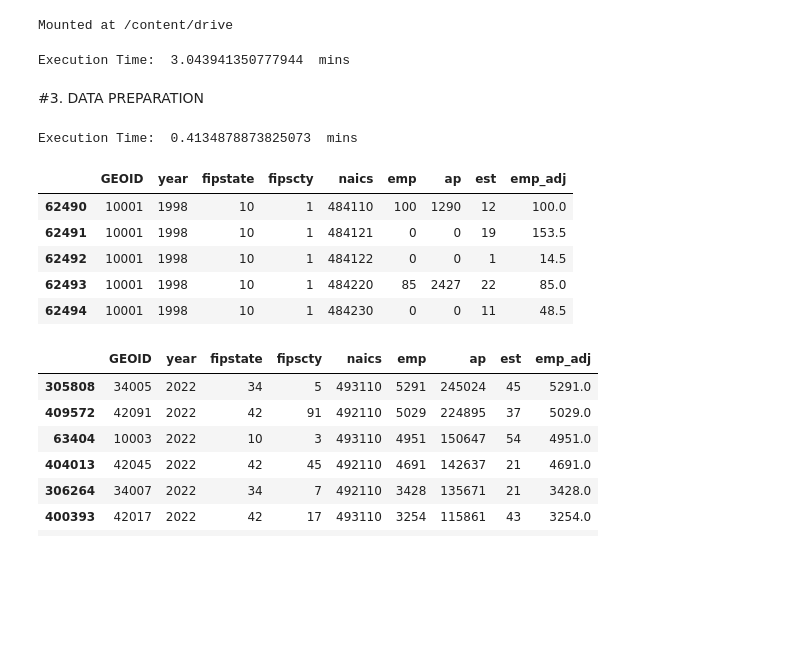
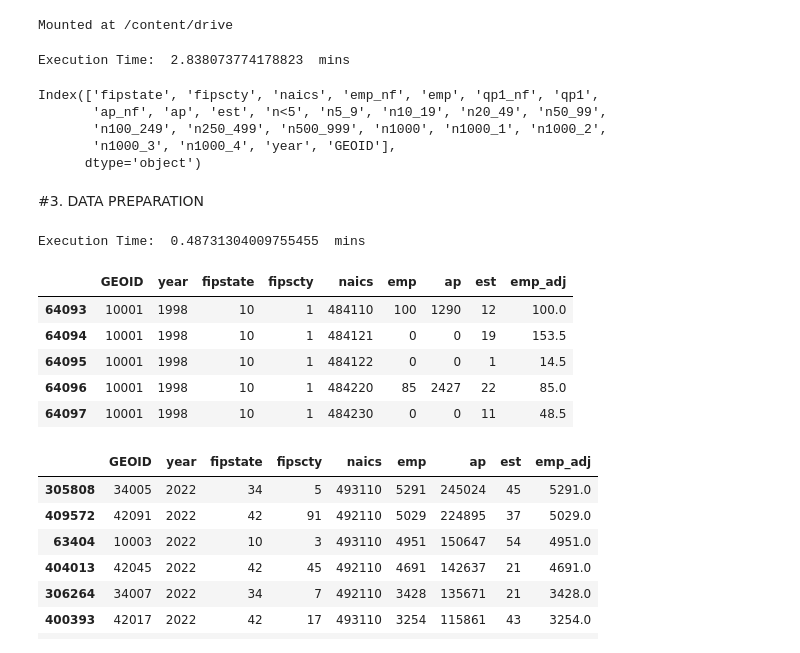
Before and after one commit to ReidelVichot/LC_identification, a Jupyter notebook: LC_GPhilly_062926.ipynb, the cells around one changed output. Saved outputs shown, nothing was run; the diff lists cells and outputs as text; code cells hidden in the pictures; blank space fills up the shorter version.

```diff
--- a/LC_GPhilly_062926.ipynb
+++ b/LC_GPhilly_062926.ipynb
@@ -42,7 +42,7 @@ naics_of_interest = [ "481112", "481212", "481219", "483111", "483113",
                       "488510", "488991", "488999", "492110", "492210",
                       "493110", "493190"]
 t0 = time.time()
-for year in range(1998, 2023):
+for year in range(1998, 2024):
   xx = str(year)[2:]
   fname = dpath + "CBP_data/cbp" + xx + "co/cbp" + xx + "co.txt"
   temp = pd.read_csv(fname)
@@ -61,7 +61,15 @@ for year in range(1998, 2023):
 t1 = time.time()
 print("Execution Time: ", (t1 - t0)/60, " mins")
 # %% [output]
-Execution Time:  3.043941350777944  mins
+Execution Time:  2.838073774178823  mins
+# %%
+cbp23.columns
+# %% [output]
+Index(['fipstate', 'fipscty', 'naics', 'emp_nf', 'emp', 'qp1_nf', 'qp1',
+       'ap_nf', 'ap', 'est', 'n<5', 'n5_9', 'n10_19', 'n20_49', 'n50_99',
+       'n100_249', 'n250_499', 'n500_999', 'n1000', 'n1000_1', 'n1000_2',
+       'n1000_3', 'n1000_4', 'year', 'GEOID'],
+      dtype='object')
 # %% [markdown]
 #3. DATA PREPARATION
 # %%
@@ -76,7 +84,7 @@ cols_17    = ['fipstate', 'fipscty', 'naics', 'empflag', 'emp', 'ap', 'est',
               'n500_999','n1000', 'n1000_1', 'n1000_2', 'n1000_3', 'n1000_4',
               'year', 'GEOID']
 
-cols_18_22 = ['fipstate', 'fipscty', 'naics', 'emp_nf',  'emp', 'ap', 'est',
+cols_18_23 = ['fipstate', 'fipscty', 'naics', 'emp_nf',  'emp', 'ap', 'est',
               'n<5', 'n5_9', 'n10_19', 'n20_49', 'n50_99', 'n100_249', 'n250_499',
               'n500_999','n1000', 'n1000_1', 'n1000_2', 'n1000_3', 'n1000_4',
               'year', 'GEOID']
@@ -97,12 +105,12 @@ cbp17tot.columns = cbp98.columns
 cbp17[cbp17.columns[7:19]] = cbp17[cbp17.columns[7:19]].replace("N", 0).astype(int)
 cbp17tot[cbp17tot.columns[7:19]] = cbp17tot[cbp17tot.columns[7:19]].replace("N", 0).astype(int)
 
-for year in range(2018, 2023):
+for year in range(2018, 2024):
   xx = str(year)[2:]
-  globals()["cbp" + xx] = globals()["cbp" + xx][cols_18_22]
+  globals()["cbp" + xx] = globals()["cbp" + xx][cols_18_23]
   globals()["cbp" + xx][globals()["cbp" + xx].columns[7:19]] = globals()["cbp" + xx][globals()["cbp" + xx].columns[7:19]].replace("N", 0).astype(int)
   globals()["cbp" + xx].columns = cbp98.columns
-  globals()["cbp" + xx + "tot"] = globals()["cbp" + xx + "tot"][cols_18_22]
+  globals()["cbp" + xx + "tot"] = globals()["cbp" + xx + "tot"][cols_18_23]
   globals()["cbp" + xx + "tot"][globals()["cbp" + xx + "tot"].columns[7:19]] = globals()["cbp" + xx + "tot"][globals()["cbp" + xx + "tot"].columns[7:19]].replace("N", 0).astype(int)
   globals()["cbp" + xx + "tot"].columns = cbp98.columns
 
@@ -116,7 +124,7 @@ for year in range(2018, 2023):
 # -- create an unified dataframe for all years (1998-2017)
 frames = [cbp98, cbp99, cbp00, cbp01, cbp02, cbp03, cbp04, cbp05, cbp06, cbp07,
           cbp08, cbp09, cbp10, cbp11, cbp12, cbp13, cbp14, cbp15, cbp16, cbp17,
-          cbp18, cbp19, cbp20, cbp21, cbp22]
+          cbp18, cbp19, cbp20, cbp21, cbp22, cbp23]
 
 cbp = pd.concat(frames).reset_index().drop(columns="index")
 # -- lambda funditon to estimate employment if the employment is flagged
@@ -131,13 +139,13 @@ cbp['emp_adj'] = cbp.apply(lambda row: row["emp"]
 cbp = cbp.drop(columns=['n1_4', 'n5_9', 'n10_19', 'n20_49', 'n50_99',
                         'n100_249', 'n250_499', 'n500_999', 'n1000',
                         'n1000_1', 'n1000_2', 'n1000_3', 'n1000_4'])
-cbp["emp_adj"] = cbp.apply(lambda row: row["emp"] if (row["year"]==2018)|(row["year"]==2019)|(row["year"]==2020)|(row["year"]==2021)|(row["year"]==2022) else row["emp_adj"], axis=1)
+cbp["emp_adj"] = cbp.apply(lambda row: row["emp"] if (row["year"]==2018)|(row["year"]==2019)|(row["year"]==2020)|(row["year"]==2021)|(row["year"]==2022)|(row["year"]==2023) else row["emp_adj"], axis=1)
 # -- repeat for total employment
 frames_tot = [cbp98tot, cbp99tot, cbp00tot, cbp01tot, cbp02tot, cbp03tot,
               cbp04tot, cbp05tot, cbp06tot, cbp07tot, cbp08tot, cbp09tot,
               cbp10tot, cbp11tot, cbp12tot, cbp13tot, cbp14tot, cbp15tot,
               cbp16tot, cbp17tot, cbp18tot, cbp19tot, cbp20tot, cbp21tot,
-              cbp22tot]
+              cbp22tot, cbp23tot]
 
 cbp_tot = pd.concat(frames_tot).reset_index().drop(columns="index")
 # -- lambda funditon to estimate employment if the employment is flagged
@@ -156,7 +164,7 @@ cbp_tot = cbp_tot.drop(columns=['n1_4', 'n5_9', 'n10_19', 'n20_49', 'n50_99',
 cbp_tot["emp_adj"] = cbp_tot.apply(lambda row: row["emp"] if (row["year"]==2018)|(row["year"]==2019)|(row["year"]==2020)|(row["year"]==2021)|(row["year"]==2022) else row["emp_adj"], axis=1)
 
 
-# this cbp is from 1998-2022
+# this cbp is from 1998-2023
 cbp_naics = cbp.groupby(["GEOID", "year", "fipstate", "fipscty", 'naics']).sum(numeric_only=True).reset_index()
 cbp = cbp.groupby(["GEOID", "year", "fipstate", "fipscty"]).sum(numeric_only=True).reset_index()
 cbp_tot = cbp_tot.groupby(["GEOID", "year", "fipstate", "fipscty"]).sum(numeric_only=True).reset_index()
@@ -166,24 +174,24 @@ cbp_tot.to_csv(dpath + "cbp_tot.csv", index = False)
 t1 = time.time()
 print("Execution Time: ", (t1-t0)/60, " mins")
 # %% [output]
-Execution Time:  0.4134878873825073  mins
+Execution Time:  0.48731304009755455  mins
 # %%
 # Focusing on the Greater Philadelphia Area
 philadelphia_csa = [
     "42011", "42017", "42029", "42045", "42091", "42101",  # Pennsylvania
     "34001", "34005", "34007", "34009", "34011", "34015", "34033",  # New Jersey
     "10001", "10003",  # Delaware
     "24015"  # Maryland
 ]
 cbp_naics_pa = cbp_naics[cbp_naics["GEOID"].isin(philadelphia_csa)]
-cbp_naics_pa.head()
+cbp_naics_pa.to_csv(dpath + "FF/cbp_naics_pa.csv", index = False)
 # %% [output]
 |  | GEOID | year | fipstate | fipscty | naics | emp | ap | est | emp_adj |
-| 62490 | 10001 | 1998 | 10 | 1 | 484110 | 100 | 1290 | 12 | 100.0 |
-| 62491 | 10001 | 1998 | 10 | 1 | 484121 | 0 | 0 | 19 | 153.5 |
-| 62492 | 10001 | 1998 | 10 | 1 | 484122 | 0 | 0 | 1 | 14.5 |
-| 62493 | 10001 | 1998 | 10 | 1 | 484220 | 85 | 2427 | 22 | 85.0 |
-| 62494 | 10001 | 1998 | 10 | 1 | 484230 | 0 | 0 | 11 | 48.5 |
+| 64093 | 10001 | 1998 | 10 | 1 | 484110 | 100 | 1290 | 12 | 100.0 |
+| 64094 | 10001 | 1998 | 10 | 1 | 484121 | 0 | 0 | 19 | 153.5 |
+| 64095 | 10001 | 1998 | 10 | 1 | 484122 | 0 | 0 | 1 | 14.5 |
+| 64096 | 10001 | 1998 | 10 | 1 | 484220 | 85 | 2427 | 22 | 85.0 |
+| 64097 | 10001 | 1998 | 10 | 1 | 484230 | 0 | 0 | 11 | 48.5 |
 # %%
 cbp_naics_pa[cbp_naics_pa.year == 2022].sort_values('emp_adj', ascending= False).head(20)
 # %% [output]
```
Also changed, not shown: parts of 1 cell of this notebook.
